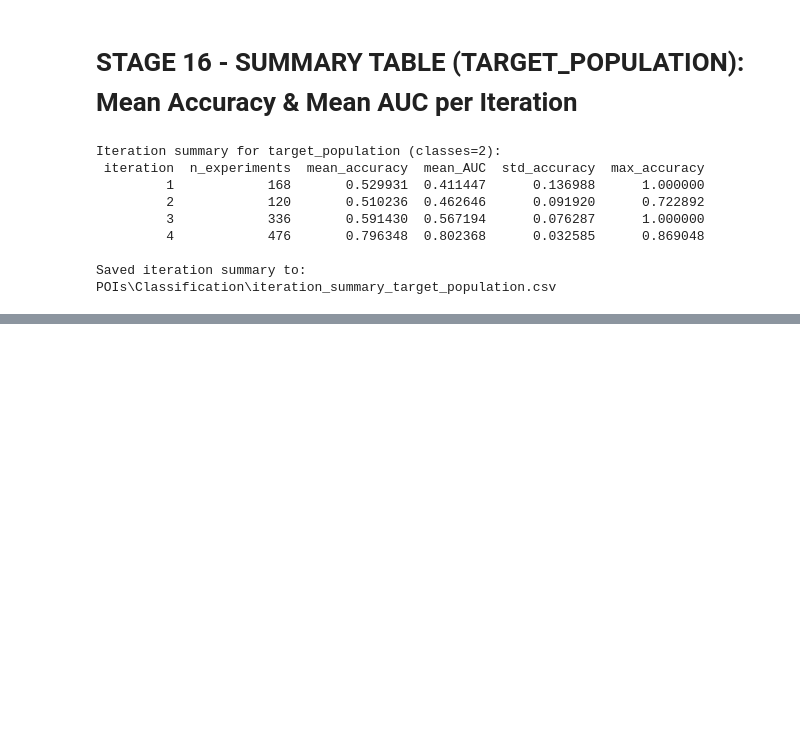
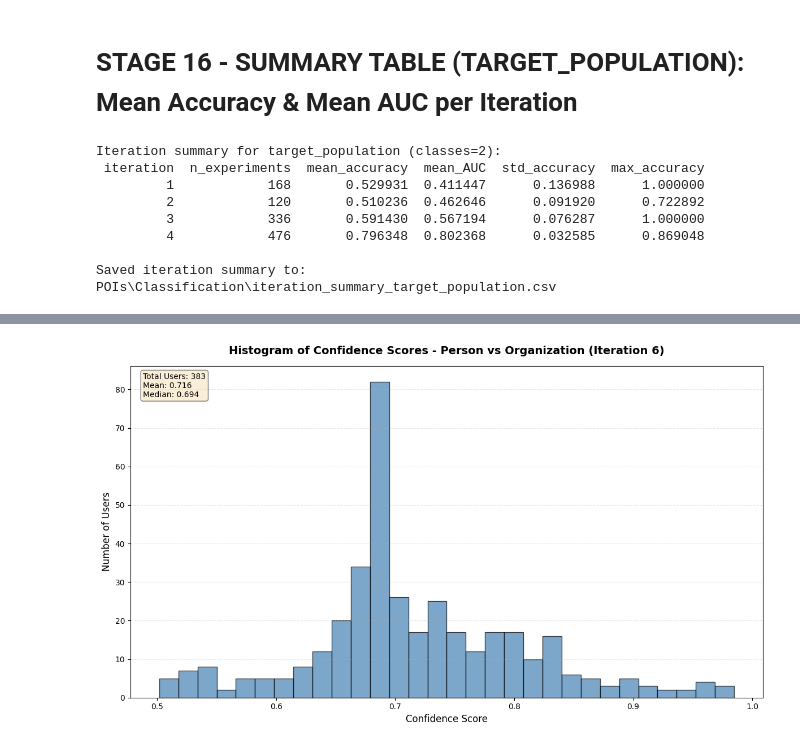
Before and after one commit to Nitaybenadmon123/Iran, a Jupyter notebook: Iranian_Users_Data_Analysis.ipynb, the cells around one changed output, grey strips where cells are left out. Saved outputs shown, nothing was run; the diff lists cells and outputs as text; code cells hidden in the pictures; blank space fills up the shorter version.

```diff
--- a/Iranian_Users_Data_Analysis.ipynb
+++ b/Iranian_Users_Data_Analysis.ipynb
@@ -14334,0 +14336,17 @@ plot_mean_accuracy(
+# %%
+# add a empty column for menual labeling to the file menual_labeling_iteration_5_person_vs_organization.csv
+import pandas as pd
+df = pd.read_csv("POIs/Classification/menual_labeling_iteration_5_person_vs_organization.csv", encoding="utf-8")
+df["manual_label"] = ""
+df.to_csv("POIs/Classification/menual_labeling_iteration_5_person_vs_organization.csv", index=False, encoding="utf-8")
+print("✅ Added empty 'manual_label' column to menual_labeling_iteration_5_person_vs_organization.csv")
+#put the new column 'manual_label' right after the column 'description'
+import pandas as pd
+df = pd.read_csv("POIs/Classification/menual_labeling_iteration_5_person_vs_organization.csv", encoding="utf-8")
+cols = df.columns.tolist()
+cols.remove('manual_label')
+desc_idx = cols.index('description')
+cols.insert(desc_idx + 1, 'manual_label')
+df = df[cols]
+df.to_csv("POIs/Classification/menual_labeling_iteration_5_person_vs_organization.csv", index=False, encoding="utf-8")
+print("✅ Moved 'manual_label' column after 'description' in menual_labeling_iteration_5_person_vs_organization.csv")
@@ -14334,0 +18233,82 @@ plot_mean_accuracy(
+# %%
+import pandas as pd
+import matplotlib.pyplot as plt
+from pathlib import Path
+
+print("=" * 80)
+print("CONFIDENCE SCORE HISTOGRAM - ITERATION 6 (Person vs Organization)")
+print("=" * 80)
+
+# Paths
+CLASSIFICATION_DIR = Path("POIs") / "Classification"
+PLOTS_DIR = CLASSIFICATION_DIR / "Plots"
+PLOTS_DIR.mkdir(parents=True, exist_ok=True)
+
+# Load iteration 6 predictions
+PRED_FILE = CLASSIFICATION_DIR / "iteration_6_unlabeled_users_predictions_person_vs_organization_logreg_loocv_desc_user_full_num.csv"
+
+if not PRED_FILE.exists():
+    print(f"ERROR: File not found: {PRED_FILE}")
+else:
+    # Load data
+    df = pd.read_csv(PRED_FILE, encoding="utf-8")
+
+    print(f"\n✓ Loaded {len(df)} users from:")
+    print(f"  {PRED_FILE.name}")
+
+    # Check for confidence_level column
+    if 'confidence_level' not in df.columns:
+        print("\nERROR: Column 'confidence_level' not found in file")
+        print(f"Available columns: {list(df.columns)}")
+    else:
+        # Statistics
+        print(f"\nConfidence Level Statistics:")
+        print(f"  Min:  {df['confidence_level'].min():.4f}")
+        print(f"  Max:  {df['confidence_level'].max():.4f}")
+        print(f"  Mean: {df['confidence_level'].mean():.4f}")
+        print(f"  Median: {df['confidence_level'].median():.4f}")
+        print(f"  Std:  {df['confidence_level'].std():.4f}")
+
+        # Create and save histogram
+        plt.figure(figsize=(12, 7))
+        n, bins, patches = plt.hist(df['confidence_level'], bins=30, color='steelblue',
+                                     edgecolor='black', alpha=0.7)
+
+        plt.title('Histogram of Confidence Scores - Person vs Organization (Iteration 6)',
+                  fontsize=14, fontweight='bold', pad=15)
+        plt.xlabel('Confidence Score', fontsize=12)
+        plt.ylabel('Number of Users', fontsize=12)
+        plt.grid(axis='y', alpha=0.3, linestyle='--')
+
+        # Add statistics text box
+        stats_text = f'Total Users: {len(df):,}\nMean: {df["confidence_level"].mean():.3f}\nMedian: {df["confidence_level"].median():.3f}'
+        plt.text(0.02, 0.98, stats_text, transform=plt.gca().transAxes,
+                fontsize=10, verticalalignment='top',
+                bbox=dict(boxstyle='round', facecolor='wheat', alpha=0.5))
+
+        # Save figure
+        output_file = PLOTS_DIR / "confidence_score_histogram_person_vs_organization_iteration_6.png"
+        plt.tight_layout()
+        plt.savefig(output_file, dpi=200, bbox_inches='tight')
+        plt.show()
+
+        print(f"\n✅ נשמר גרף ב: {output_file}")
+
+        # Show distribution by bins
+        print("\nDistribution by Confidence Ranges:")
+        bins_ranges = [
+            (0.0, 0.5, "Low (0.0-0.5)"),
+            (0.5, 0.6, "Medium-Low (0.5-0.6)"),
+            (0.6, 0.7, "Medium (0.6-0.7)"),
+            (0.7, 0.8, "Medium-High (0.7-0.8)"),
+            (0.8, 0.9, "High (0.8-0.9)"),
+            (0.9, 1.0, "Very High (0.9-1.0)")
+        ]
+
+        for low, high, label in bins_ranges:
+            count = len(df[(df['confidence_level'] >= low) & (df['confidence_level'] < high)])
+            pct = (count / len(df)) * 100
+            print(f"  {label:25s}: {count:5d} ({pct:5.2f}%)")
+
+        print("=" * 80)
+# %% [output]
@@ -14334,0 +18328 @@ plot_mean_accuracy(
+[figure, added]
```
Also changed, not shown: parts of 38 cells of this notebook, 33 other files.
